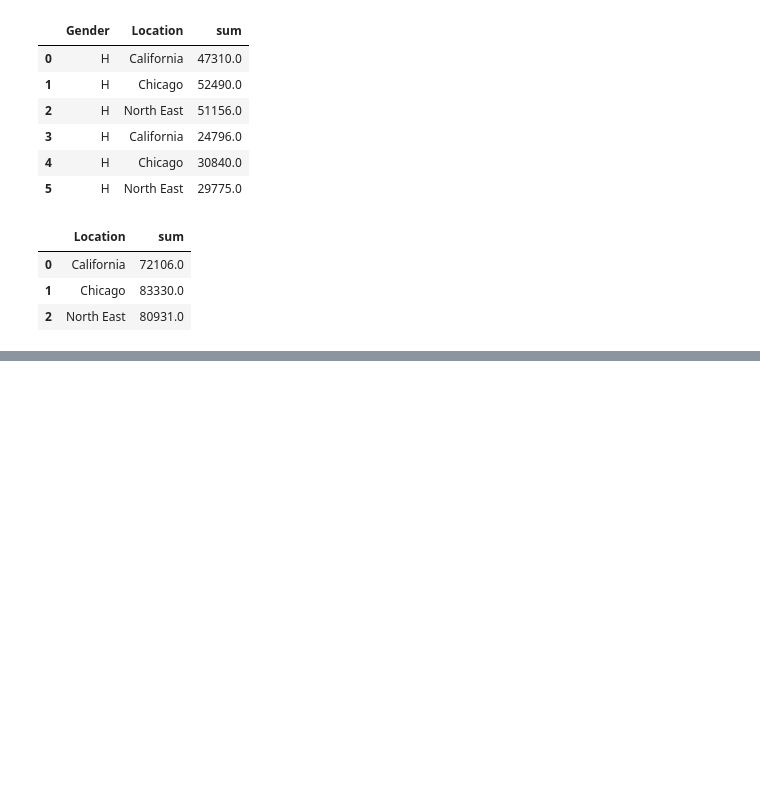
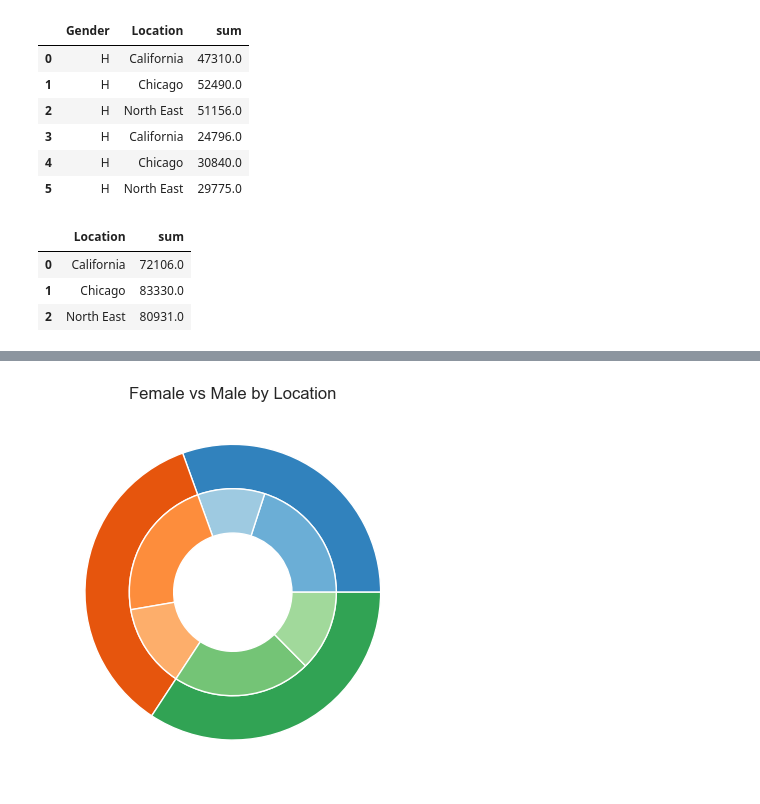
Before and after one commit to BreJyles/Project_1_group7, a Jupyter notebook: amber_work/project_1_code_venes.ipynb, the cells around one changed output, grey strips where cells are left out. Saved outputs shown, nothing was run; the diff lists cells and outputs as text; code cells hidden in the pictures; blank space fills up the shorter version.

```diff
--- a/amber_work/project_1_code_venes.ipynb
+++ b/amber_work/project_1_code_venes.ipynb
@@ -461,0 +536,20 @@ size = 0.3
+# %%
+fig, ax = plt.subplots()
+
+size = 0.3
+vals = np.array([[60., 32.], [37., 40.], [29., 10.]])
+
+cmap = plt.colormaps["tab20c"]
+outer_colors = cmap(np.arange(3)*4)
+inner_colors = cmap([1, 2, 5, 6, 9, 10])
+
+ax.pie(out_val, val, radius=1, colors=outer_colors,|
+       wedgeprops=dict(width=size, edgecolor='w'))
+
+ax.pie(in_val, radius=1-size, colors=inner_colors,
+       wedgeprops=dict(width=size, edgecolor='w'))
+
+ax.set(aspect="equal", title="Female vs Male by Location")
+plt.show()
+# %% [output]
+[figure, added]
```
Also changed, not shown: parts of 20 cells of this notebook.
